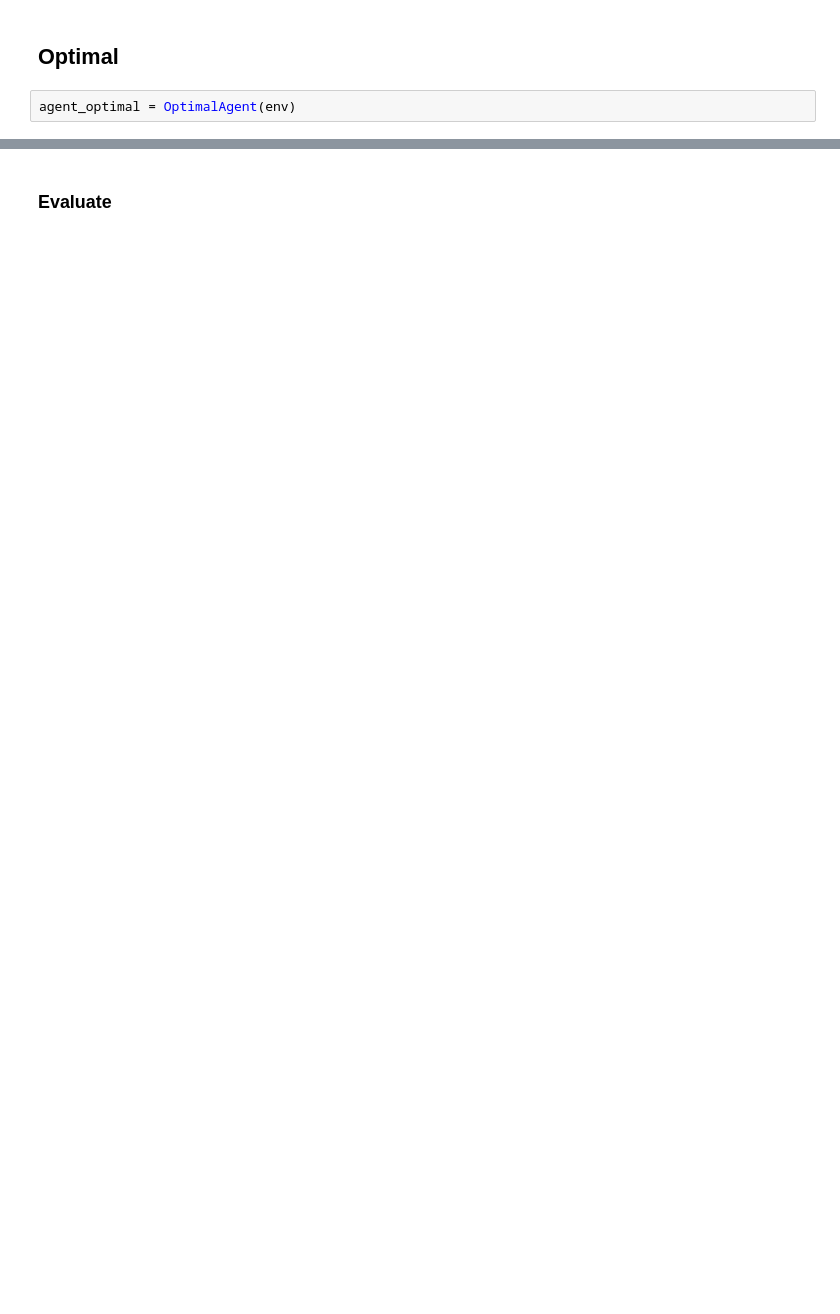
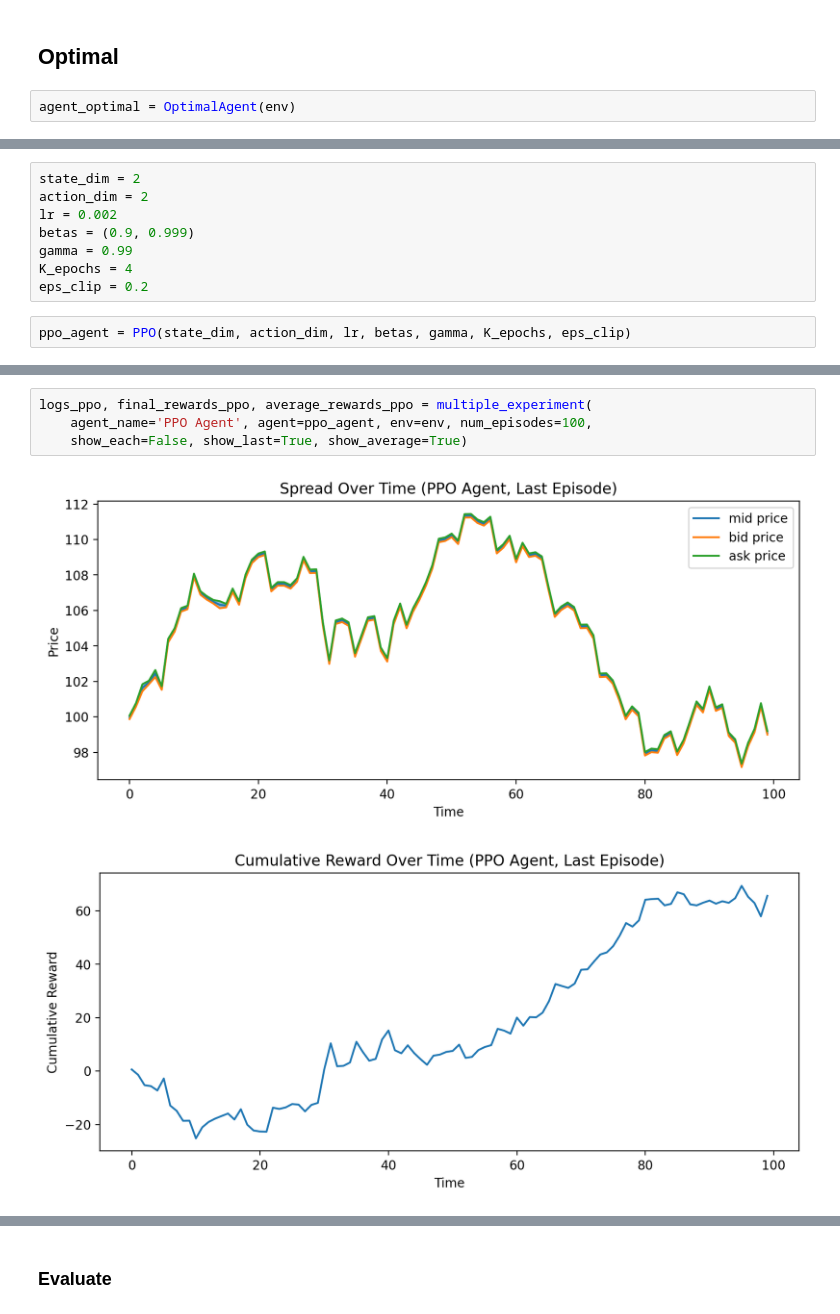
Before and after one commit to jaupimegi23/optimalMM, a Jupyter notebook: main.ipynb, the cells around one changed output, grey strips where cells are left out. Drawn from its saved outputs; the diff is of its cells as text; blank space fills up the shorter version.

```diff
--- a/main.ipynb
+++ b/main.ipynb
@@ -91,0 +94,10 @@ logs_opt, final_rewards_opt, average_rewards_opt = multiple_experiment(
+# %%
+state_dim = 2
+action_dim = 2
+lr = 0.002
+betas = (0.9, 0.999)
+gamma = 0.99
+K_epochs = 4
+eps_clip = 0.2
+# %%
+ppo_agent = PPO(state_dim, action_dim, lr, betas, gamma, K_epochs, eps_clip)
@@ -91,0 +130,7 @@ logs_opt, final_rewards_opt, average_rewards_opt = multiple_experiment(
+# %%
+logs_ppo, final_rewards_ppo, average_rewards_ppo = multiple_experiment(
+    agent_name='PPO Agent', agent=ppo_agent, env=env, num_episodes=100,
+    show_each=False, show_last=True, show_average=True)
+# %% [output]
+[figure, added]
+[figure, added]
```
Also changed, not shown: parts of 14 cells of this notebook, 3 other files.
